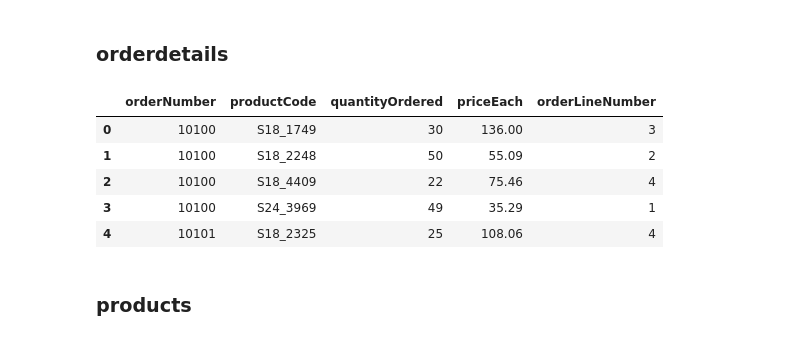
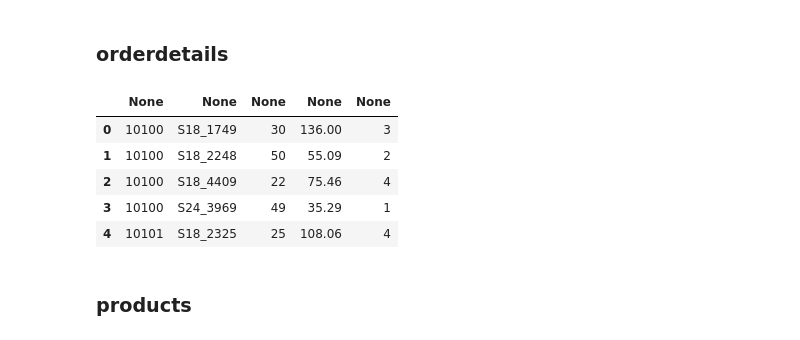
Before and after one commit to mubarakb/dsc-1-05-10-join-statements-nyc-career-ds-102218, a Jupyter notebook: index.ipynb, the cells around one changed output. Cells and saved outputs as stored; diff of their text form; code cells hidden in the pictures.

```diff
--- a/index.ipynb
+++ b/index.ipynb
@@ -46,10 +46,10 @@ df.head()
 # %%
 cur.execute("""select * from orderdetails limit 10;""")
 df = pd.DataFrame(cur.fetchall()) #Take results and create dataframe
-df.columns = [i[0] for i in cur.description]
+df.columns = [i[1] for i in cur.description]
 df.head()
 # %% [output]
-|  | orderNumber | productCode | quantityOrdered | priceEach | orderLineNumber |
+|  | None | None | None | None | None |
 | 0 | 10100 | S18_1749 | 30 | 136.00 | 3 |
 | 1 | 10100 | S18_2248 | 50 | 55.09 | 2 |
 | 2 | 10100 | S18_4409 | 22 | 75.46 | 4 |
```
